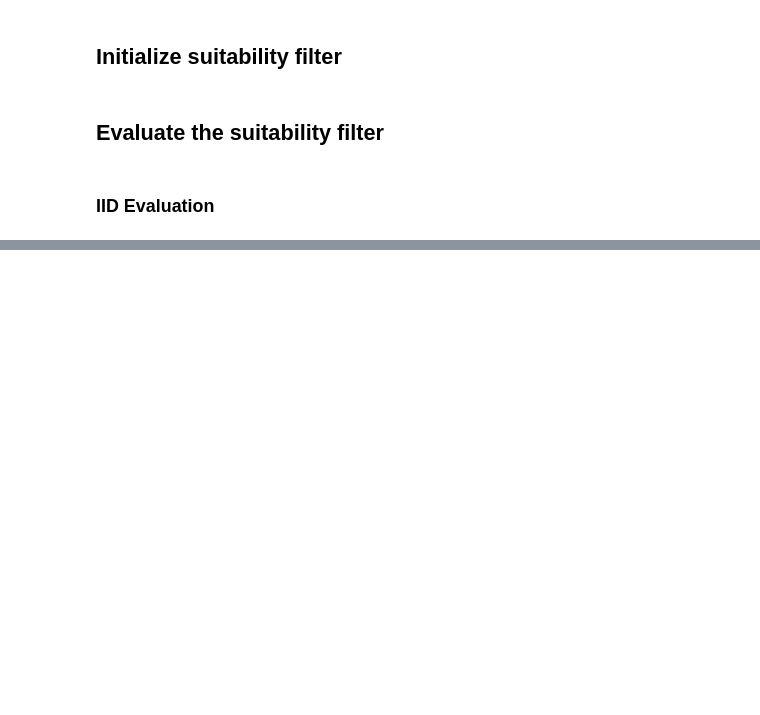
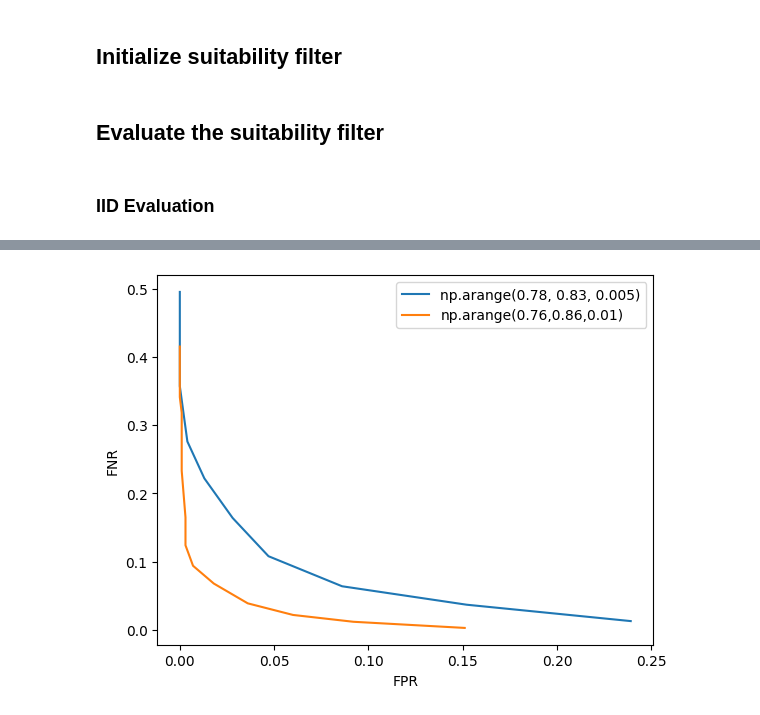
Before and after one commit to cleverhans-lab/suitability, a Jupyter notebook: experiments_inet.ipynb, the cells around one changed output, grey strips where cells are left out. Saved outputs shown, nothing was run; the diff lists cells and outputs as text; code cells hidden in the pictures; blank space fills up the shorter version.

```diff
--- a/experiments_inet.ipynb
+++ b/experiments_inet.ipynb
@@ -137,12 +144,3 @@ for j in range(num_random_tries):
 # %%
 test_ac = np.mean(test_features, axis=0)[1]
 test_corr = np.mean(test_corr)
-# %%
-x = []
-yp = []
-ya = []
-
-for i in range(num_folds):
-    x.append(corrs[:, i].mean())
-    yp.append(np.sum(p_vals[:, i] < 0.05))
-    ya.append(np.sum(acs[:, i] > test_ac))
@@ -158,0 +147,10 @@ plt.show()
+# %%
+def get_fpr_fnr(actual_accuracies, p_vals, alpha=0.05):
+    fpr = 0
+    fnr = 0
+    for i, acc in enumerate(actual_accuracies):
+        if acc < test_corr:
+            fpr += np.sum(p_vals[:, i] < alpha) / (p_vals.shape[0]*p_vals.shape[1])
+        else:
+            fnr += np.sum(p_vals[:, i] >= alpha) / (p_vals.shape[0]*p_vals.shape[1])
+    return fpr, fnr
@@ -158,0 +165,63 @@ plt.show()
+# %%
+fprs = []
+fprs_margin1 = []
+fprs_margin2 = []
+fprs_margin3 = []
+fprs_margin4 = []
+fprs_2k_samples = []
+fprs_15k_samples = []
+fprs_1k_samples = []
+fnrs = []
+fnrs_margin1 = []
+fnrs_margin2 = []
+fnrs_margin3 = []
+fnrs_margin4 = []
+fnrs_2k_samples = []
+fnrs_15k_samples = []
+fnrs_1k_samples = []
+
+
+for a in [0.01, 0.02, 0.03, 0.04, 0.05, 0.06, 0.07, 0.08, 0.09, 0.1, 0.2, 0.3, 0.4, 0.5, 0.6, 0.7, 0.8, 0.9]:
+    fpr, fnr = get_fpr_fnr(actual_accuracies, p_vals, alpha=a)
+    fprs.append(fpr)
+    fnrs.append(fnr)
+    fpr1, fnr1 = get_fpr_fnr(actual_accuracies, p_vals_margin1, alpha=a)
+    fprs_margin1.append(fpr1)
+    fnrs_margin1.append(fnr1)
+    fpr2, fnr2 = get_fpr_fnr(actual_accuracies, p_vals_margin2, alpha=a)
+    fprs_margin2.append(fpr2)
+    fnrs_margin2.append(fnr2)
+    fpr3, fnr3 = get_fpr_fnr(actual_accuracies, p_vals_margin3, alpha=a)
+    fprs_margin3.append(fpr3)
+    fnrs_margin3.append(fnr3)
+    fpr4, fnr4 = get_fpr_fnr(actual_accuracies, p_vals_margin4, alpha=a)
+    fprs_margin4.append(fpr4)
+    fnrs_margin4.append(fnr4)
+    fpr2k, fnr2k = get_fpr_fnr(actual_accuracies, p_vals_2k_samples, alpha=a)
+    fprs_2k_samples.append(fpr2k)
+    fnrs_2k_samples.append(fnr2k)
+    fpr15k, fnr15k = get_fpr_fnr(actual_accuracies, p_vals_15k_samples, alpha=a)
+    fprs_15k_samples.append(fpr15k)
+    fnrs_15k_samples.append(fnr15k)
+    fpr1k, fnr1k = get_fpr_fnr(actual_accuracies, p_vals_1k_samples, alpha=a)
+    fprs_1k_samples.append(fpr1k)
+    fnrs_1k_samples.append(fnr1k)
+
+
+
+plt.plot(fprs, fnrs, label="np.arange(0.78, 0.83, 0.005)")
+plt.plot(fprs_old, fnrs_old, label="np.arange(0.76,0.86,0.01)")
+# plt.plot(fprs_margin1, fnrs_margin1, label="0.01 margin")
+# plt.plot(fprs_margin2, fnrs_margin2, label="0.02 margin")
+# plt.plot(fprs_margin3, fnrs_margin3, label="0.03 margin")
+# plt.plot(fprs_margin4, fnrs_margin4, label="0.04 margin")
+# plt.plot(fprs_2k_samples, fnrs_2k_samples, label="2k samples")
+# plt.plot(fprs_15k_samples, fnrs_15k_samples, label="1.5k samples")
+# plt.plot(fprs_1k_samples, fnrs_1k_samples, label="1k samples")
+# plt.plot(fpracs, fnracs, 'ro', label="AC")
+plt.xlabel("FPR")
+plt.ylabel("FNR")
+plt.legend()
+plt.show()
+# %% [output]
+[figure, added]
```
Also changed, not shown: parts of 13 cells of this notebook, 3 other files.
